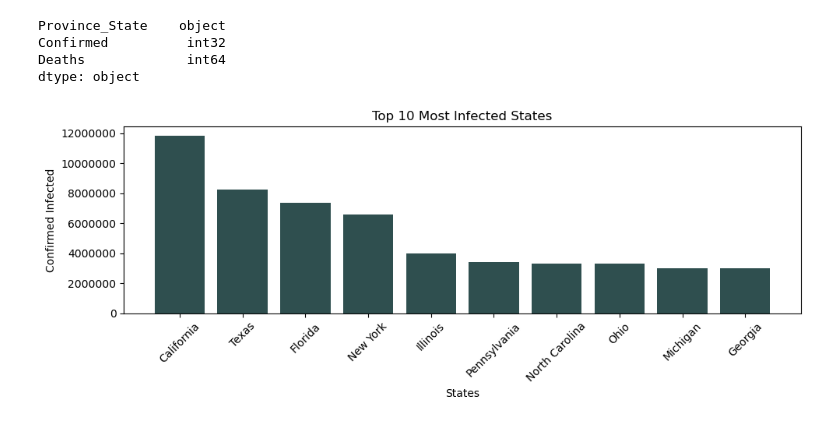
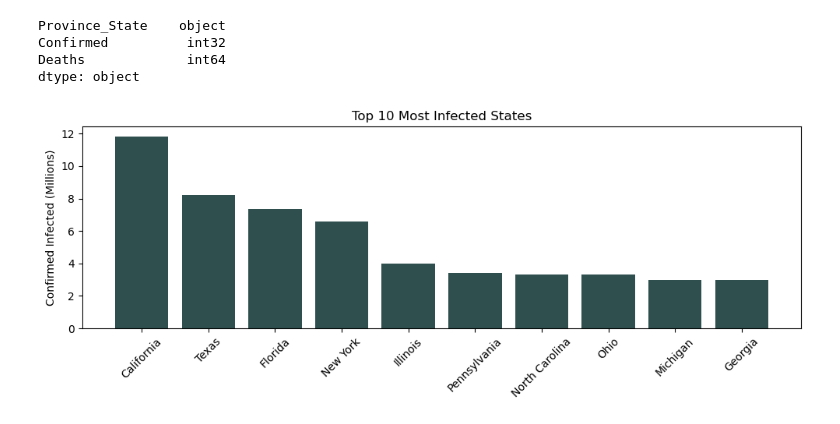
Before and after one commit to jvwastaken/Project-3, a Jupyter notebook: Sean/Resources/Graph_visuals.ipynb, the cells around one changed output. Cells and saved outputs as stored; diff of their text form; code cells hidden in the pictures.

```diff
--- a/Sean/Resources/Graph_visuals.ipynb
+++ b/Sean/Resources/Graph_visuals.ipynb
@@ -53,19 +53,28 @@ Confirmed          int32
 Deaths             int64
 dtype: object
 # %%
+# Convert the 'Confirmed' values to millions and create the 'Confirmed_millions' column
+sorted_df['Confirmed_millions'] = sorted_df['Confirmed'] / 1000000
+
 # Plotting
-plt.figure(figsize=(10,4))
-plt.bar(sorted_df.head(10)['Province_State'], sorted_df.head(10)['Confirmed'], color='darkslategray', align="center")
+plt.figure(figsize=(10, 4))
+plt.bar(sorted_df.head(10)['Province_State'], sorted_df.head(10)['Confirmed_millions'], color='darkslategray', align="center")
 plt.title("Top 10 Most Infected States")
-plt.xlabel("States")
-plt.ylabel("Confirmed Infected")
+plt.ylabel("Confirmed Infected (Millions)")
 plt.xticks(rotation=45)
 
-# Disable scientific notation for y-axis labels
-plt.ticklabel_format(style='plain', axis='y')
+# Set the y-tick labels to show values in millions
+plt.yticks(range(0, int(sorted_df['Confirmed_millions'].max()) + 2, 2))
 
 plt.tight_layout()
-#Save graph as png
-plt.savefig(os.path.join(base_dir, 'Sean','Images', 'Top 10 Most Infected States.jpg'))
+
+# Save graph as a png file to the desired directory
+output_dir = "Images"
+if not os.path.exists(output_dir):
+    os.makedirs(output_dir)
+
+plt.savefig(os.path.join(output_dir, 'Top_10_Most_Infected_States.png'))
+
+plt.show()
 # %% [output]
-[figure, old version]
+[figure, new version]
```
Also changed, not shown: parts of 8 cells of this notebook, 3 other files.
